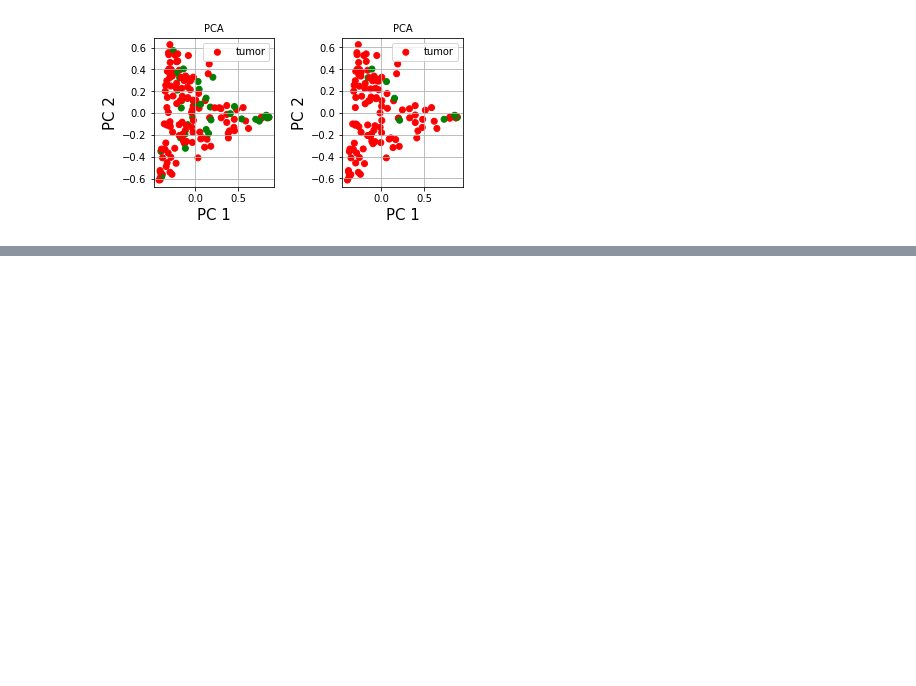
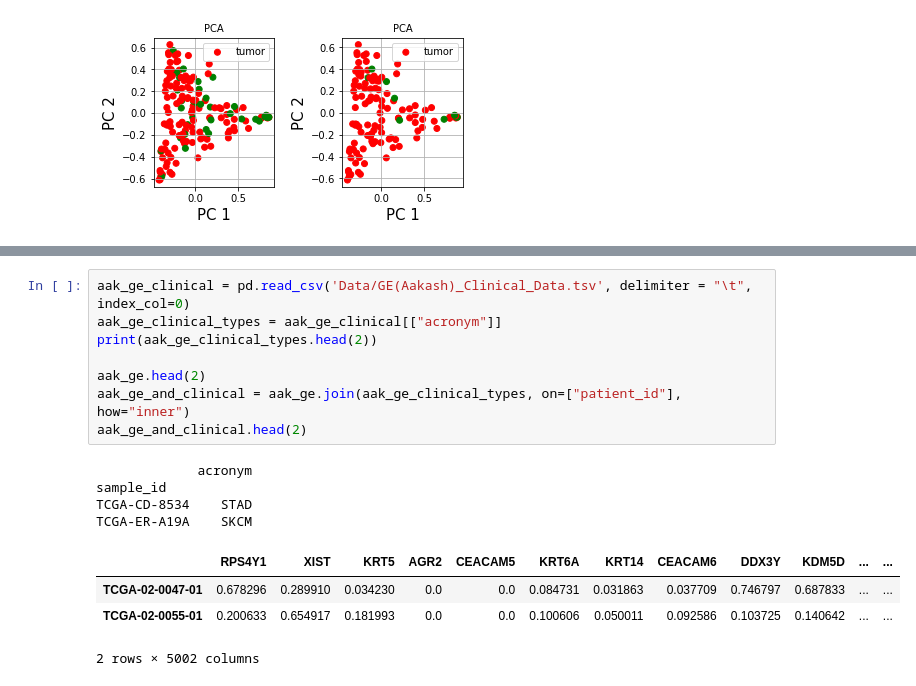
Before and after one commit to GdePaulo/Host-Microbial-Omics-Integration, a Jupyter notebook: visualization.ipynb, the cells around one changed output, grey strips where cells are left out. Drawn from its saved outputs; the diff is of its cells as text; blank space fills up the shorter version.

```diff
--- a/visualization.ipynb
+++ b/visualization.ipynb
@@ -76,3 +87,20 @@ plotScatter([pc_df_mb_all, pc_df_mb], [mb_all_y, y])
+# %%
+aak_ge_clinical = pd.read_csv('Data/GE(Aakash)_Clinical_Data.tsv', delimiter = "\t", index_col=0)
+aak_ge_clinical_types = aak_ge_clinical[["acronym"]]
+print(aak_ge_clinical_types.head(2))
+
+aak_ge.head(2)
+aak_ge_and_clinical = aak_ge.join(aak_ge_clinical_types, on=["patient_id"], how="inner")
+aak_ge_and_clinical.head(2)
+# %% [output]
+             acronym
+sample_id
+TCGA-CD-8534    STAD
+TCGA-ER-A19A    SKCM
+|  | RPS4Y1 | XIST | KRT5 | AGR2 | CEACAM5 | KRT6A | KRT14 | CEACAM6 | DDX3Y | KDM5D | ... | ... |
+| TCGA-02-0047-01 | 0.678296 | 0.289910 | 0.034230 | 0.0 | 0.0 | 0.084731 | 0.031863 | 0.037709 | 0.746797 | 0.687833 | ... | ... |
+| TCGA-02-0055-01 | 0.200633 | 0.654917 | 0.181993 | 0.0 | 0.0 | 0.100606 | 0.050011 | 0.092586 | 0.103725 | 0.140642 | ... | ... |
+2 rows × 5002 columns
 # %%
 tcma_cancer_type = ["COAD", "ESCA", "HNSC", "READ", "STAD"]
 X = []
```
Also changed, not shown: parts of 2 cells of this notebook, 1 other file.
